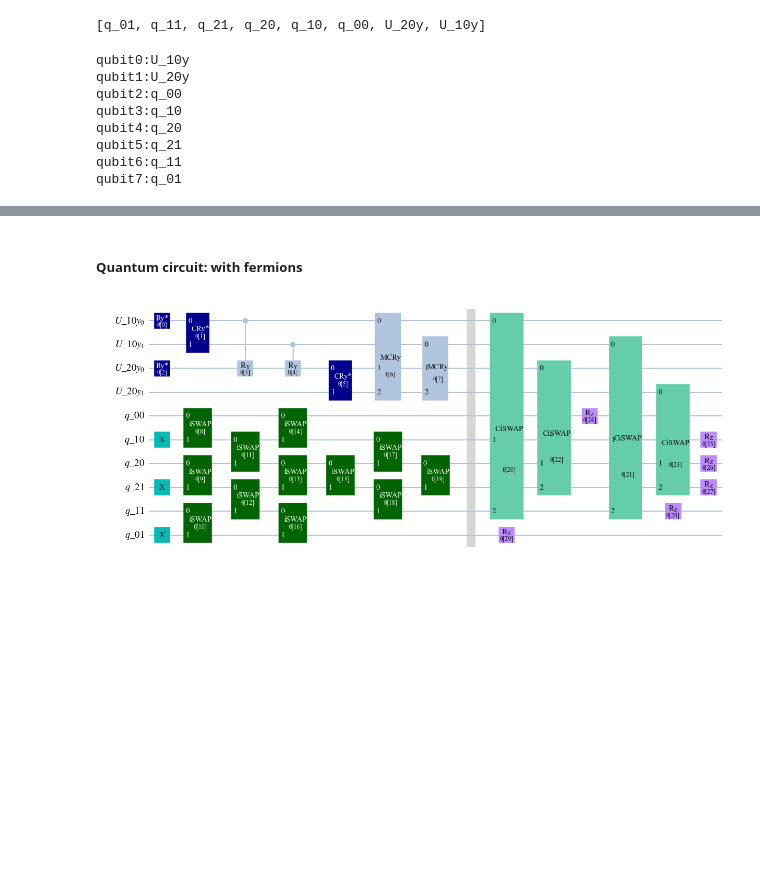
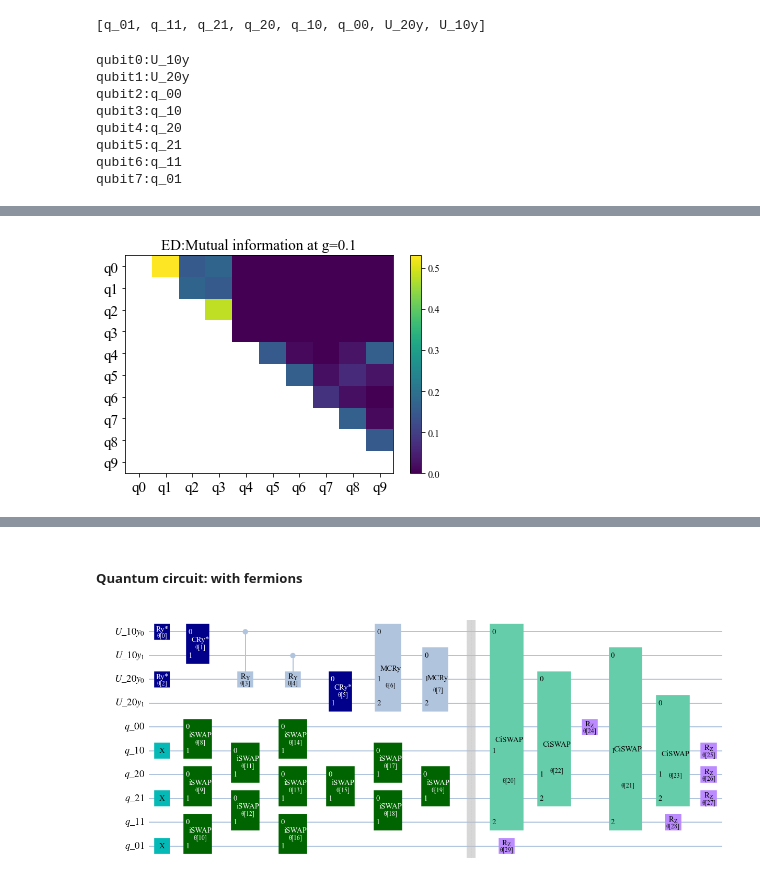
Before and after one commit to ariannacrippa/QC_lattice_H, a Jupyter notebook: notebooks/Quantinuum/static_potential_fermions.ipynb, the cells around one changed output, grey strips where cells are left out. Cells and saved outputs as stored; diff of their text form; code cells hidden in the pictures; blank space fills up the shorter version.

Commit message:
added mutual info data ed

```diff
--- a/notebooks/Quantinuum/static_potential_fermions.ipynb
+++ b/notebooks/Quantinuum/static_potential_fermions.ipynb
@@ -215,0 +219,93 @@ qubit7:q_01
+# %%
+#MUTUAL INFO
+g_list=np.arange(0.1,3.2,0.2)
+for g in g_list:
+    Hamiltonian_Pauli_tot = class_H_oprt.get_hamiltonian(g_var=g, m_var=m, omega=omega,fact_b_op=fact_b_op,fact_e_op=fact_b_op,lambd=lambd)
+    if encoding=='gray' and not sparse_pauli:
+        Hamiltonian_Pauli_tot = Hamiltonian_Pauli_tot.to_matrix(sparse=True)
+        if ngauge:
+            h_b_sparse = class_H_oprt.hamiltonian_mag_pauli.to_matrix(sparse=True) #plaquette
+        else:
+            h_b_sparse = 0
+    elif encoding=='ed':
+        Hamiltonian_Pauli_tot = sp.csr_matrix(Hamiltonian_Pauli_tot)
+        if ngauge:
+            h_b_sparse =sp.csr_matrix(class_H_oprt.hamiltonian_mag_pauli)
+        else:
+            h_b_sparse =0
+
+    #** Exact diagonalisation
+    spectrum, eigenvectors_matrix =primme.eigsh(Hamiltonian_Pauli_tot,k=num_eigs,which="SA")#,ncv = 30)
+    #spectrum
+    idx = spectrum.argsort()
+    spectrum = spectrum[idx]
+    eigenvectors_matrix = eigenvectors_matrix[:,idx]
+
+    # thrls=2e-2
+    # ed_e0_dict =dict([(str(np.binary_repr(i, width = (ngauge*n_qubits+n_qubits_f))),np.abs(eigenvectors_matrix[:,0][i])**2) for i in range(2**(ngauge*n_qubits+n_qubits_f)) if np.abs(eigenvectors_matrix[:,0][i])**2>thrls])
+
+
+    # plt.figure(figsize=(16, 4))
+    # plt.bar(list(ed_e0_dict.keys()), list(ed_e0_dict.values()), color='skyblue')
+    # plt.xlabel('Bit Strings')
+    # plt.ylabel('Probabilities')
+    # plt.title(f'Dataset (>{thrls}) g={g}')#beta (1/g^2)={np.round(1/g**2,5)}')
+    # plt.xticks(rotation=45)
+    # plt.tight_layout()
+    # plt.show()
+    # for key,val in ed_e0_dict.items():
+    #     conf = class_H_oprt.eop_config_from_string(key)
+    #     print((key,val))
+    #     latt.draw_graph_func(gauss_law_fig=True,e_op_free=class_H_oprt.e_op_free,weight=conf)
+
+
+    #dmatrix= np.outer(eigenvectors_matrix[:,0],eigenvectors_matrix[:,0].conj().T).reshape(2**(ngauge*n_qubits),2**(ngauge*n_qubits))#
+    dmatrix=DensityMatrix(np.outer(eigenvectors_matrix[:,0],eigenvectors_matrix[:,0].conj().T))
+
+    # list_el=[[list(range(n*n_qubits,(n+2)*n_qubits)) for n in range(0,ngauge,2)],]#XXX plaquettes
+    # plot_ticksname=[['p'+str(i) for i in range(ngauge//2)],]#XXX plaquettes
+    # nqbts=[ngauge//2,]
+
+    # list_el+=[[list(range(n*n_qubits,(n+1)*n_qubits)) for n in range(ngauge)],[[i,] for i in list(range(ngauge*n_qubits))]]#gauge and single qubits
+    # plot_ticksname+=[[str(i) for i in class_H_oprt.uop_list],['q'+str(i) for i in range(ngauge*n_qubits)]]
+    # nqbts+=[ngauge,ngauge*n_qubits]
+
+    list_el=[[[i,] for i in list(range(ngauge*n_qubits+n_qubits_f))]]#gauge and single qubits
+    plot_ticksname=[['q'+str(i) for i in range(ngauge*n_qubits+n_qubits_f)],]
+    nqbts=[ngauge*n_qubits+n_qubits_f,]
+
+    for pairslist,tickname,nqb in zip(list_el,plot_ticksname,nqbts):
+        part_trace={}
+        for i_idx,i in enumerate(pairslist):
+            for j_idx,j in enumerate(pairslist):
+                if i_idx<j_idx:
+                    # print(i,[k for k in list(range(ngauge*n_qubits+n_qubits_f)) if k not in i])
+                    # print(j,[k for k in list(range(ngauge*n_qubits+n_qubits_f)) if k not in j])
+                    # print(i+j,[k for k in list(range(ngauge*n_qubits+n_qubits_f)) if k not in i+j])
+                    part_trace['g'+str(i_idx+1)]=qinf.partial_trace(dmatrix, [k for k in list(range(ngauge*n_qubits+n_qubits_f)) if k not in i]) #System A
+                    part_trace['g'+str(j_idx+1)]=qinf.partial_trace(dmatrix, [k for k in list(range(ngauge*n_qubits+n_qubits_f)) if k not in j]) #System B
+                    part_trace['g'+str(i_idx+1)+'g'+str(j_idx+1)]=qinf.partial_trace(dmatrix, [k for k in list(range(ngauge*n_qubits+n_qubits_f)) if k not in i+j]) #System A+B
+
+        entropy_dict=np.zeros((nqb,nqb))
+        for i_idx,i in enumerate(pairslist):
+            for j_idx,j in enumerate(pairslist):
+                if i_idx<j_idx:#entropy S(A)+S(B)-S(A+B)
+                    ent_i=entropy(part_trace['g'+str(i_idx+1)])
+                    ent_j=entropy(part_trace['g'+str(j_idx+1)])
+                    entij=entropy(part_trace['g'+str(i_idx+1)+'g'+str(j_idx+1)])
+                    entropy_dict[i_idx,j_idx]=ent_i+ent_j-entij
+
+                else:
+                    entropy_dict[i_idx,j_idx]=np.nan
+        vmax = np.nanmax(entropy_dict)
+        #print(f'Entropy at g{g}:\n',entropy_dict)
+        plt.imshow(entropy_dict,aspect='auto',origin='upper',interpolation='None',cmap='viridis',vmin=0,vmax=vmax)
+        #range of the colorbar
+        plt.colorbar()
+        plt.yticks(range(nqb),tickname,fontsize=15)
+        plt.xticks(range(nqb),tickname,fontsize=15)
+        plt.xticks(fontsize=15)
+        plt.title('ED:Mutual information at g='+str(np.round(g,3)),fontsize=15)
+        plt.show()
+# %% [output]
+[figure, added]
```
Also changed, not shown: parts of 3 cells of this notebook.
